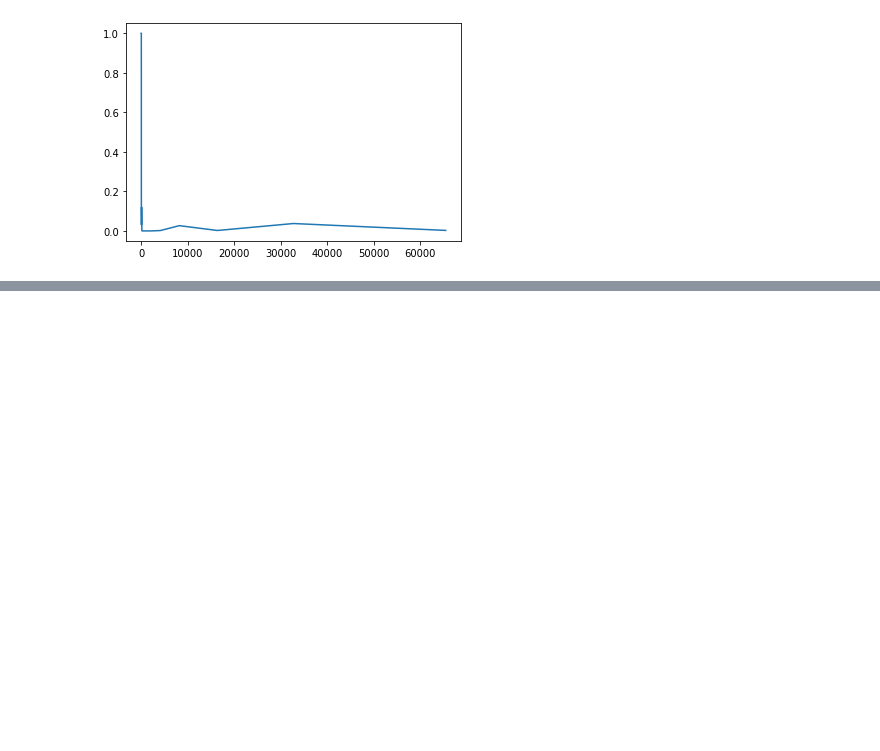
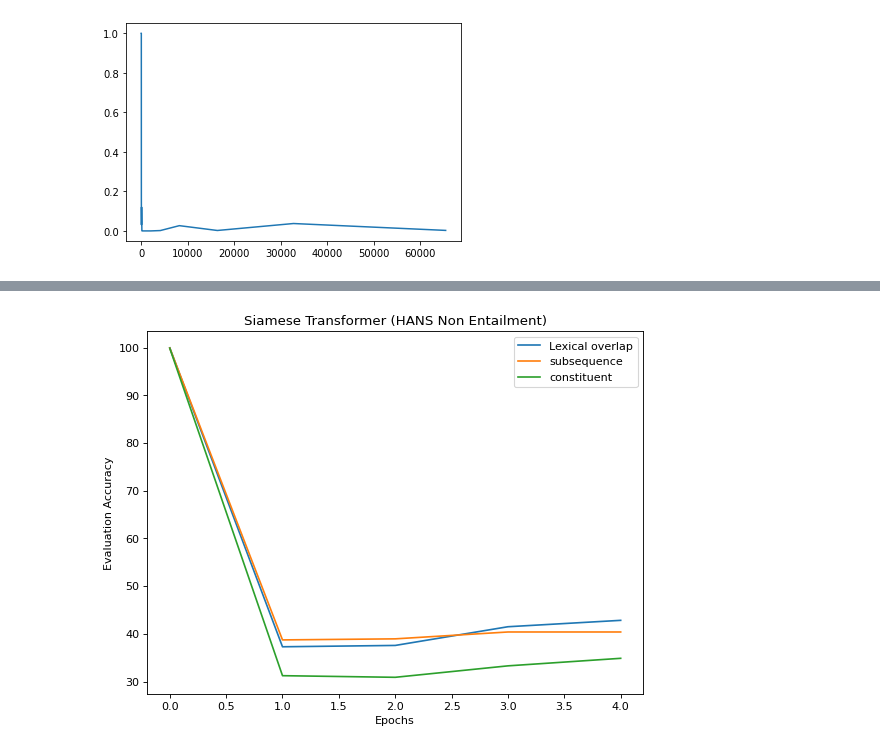
Before and after one commit to prajjwal1/generalize_lm_nli, a Jupyter notebook: nbs/graph_plots.ipynb, the cells around one changed output, grey strips where cells are left out. Cells and saved outputs as stored; diff of their text form; code cells hidden in the pictures; blank space fills up the shorter version.

```diff
--- a/nbs/graph_plots.ipynb
+++ b/nbs/graph_plots.ipynb
@@ -686,0 +734,14 @@ plt.plot(x, non_ent_lo)
+# %%
+plt.figure(num=None, figsize=(8, 6), dpi=80, facecolor='w', edgecolor='k')
+plt.plot(x, hans_lo_non_ent, label='Lexical overlap')
+plt.plot(x, hans_sub_non_ent, label='subsequence')
+plt.plot(x, hans_cons_non_ent, label='constituent')
+
+plt.xlabel('Epochs')
+plt.ylabel('Evaluation Accuracy')
+plt.legend()
+plt.title('Siamese Transformer (HANS Non Entailment)')
+#plt.savefig('/home/nlp/transformers-importance-sampling/figs/512_centroids_epoch_acc.png')
+plt.show()
+# %% [output]
+[figure, added]
```
Also changed, not shown: parts of 5 cells of this notebook, 9 other files.
